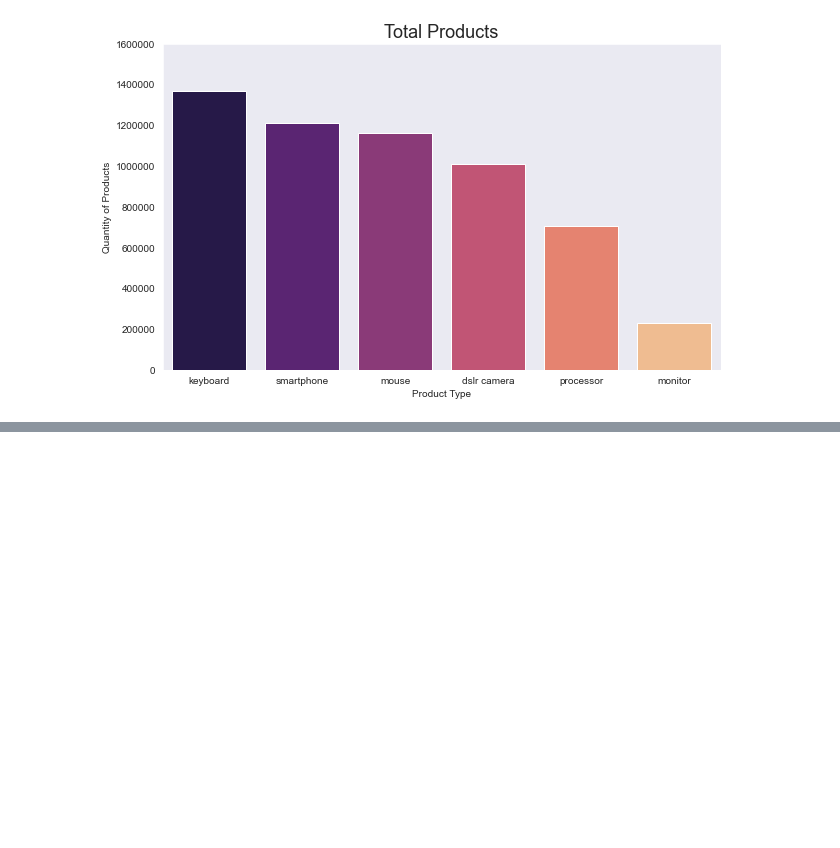
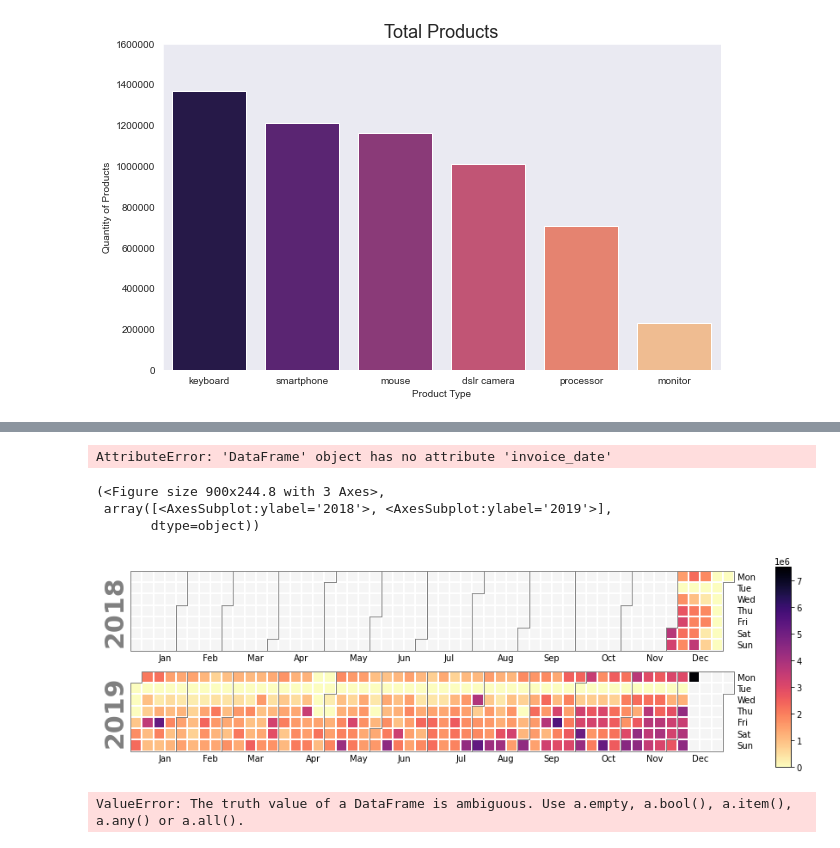
Before and after one commit to selinbulbul/ecommerce-scrape, a Jupyter notebook: Sales Data/tasks.ipynb, the cells around one changed output, grey strips where cells are left out. Saved outputs shown, nothing was run; the diff lists cells and outputs as text; code cells hidden in the pictures; blank space fills up the shorter version.

```diff
--- a/Sales Data/tasks.ipynb
+++ b/Sales Data/tasks.ipynb
@@ -1553,0 +1568,20 @@ for p in ax.patches:
+# %%
+#calendar heatmap
+df['invoice_date'] = pd.to_datetime(df.invoice_date, yearfirst=True)
+df.set_index('invoice_date', inplace=True)
+# %% [output]
+AttributeError: 'DataFrame' object has no attribute 'invoice_date'
+# %%
+col = 'total_sale'
+calplot.calplot(df[col], how='sum',cmap='magma_r') #, colorbar= False
+# %% [output]
+(<Figure size 900x244.8 with 3 Axes>,
+ array([<AxesSubplot:ylabel='2018'>, <AxesSubplot:ylabel='2019'>],
+       dtype=object))
+[figure, added]
+# %%
+all_days = pd.date_range('1/1/2019', periods=730, freq='D')
+days = np.random.choice(all_days, 500)
+events = pd.Series(data= df, index=days)
+# %% [output]
+ValueError: The truth value of a DataFrame is ambiguous. Use a.empty, a.bool(), a.item(), a.any() or a.all().
```
Also changed, not shown: parts of 3 cells of this notebook.
